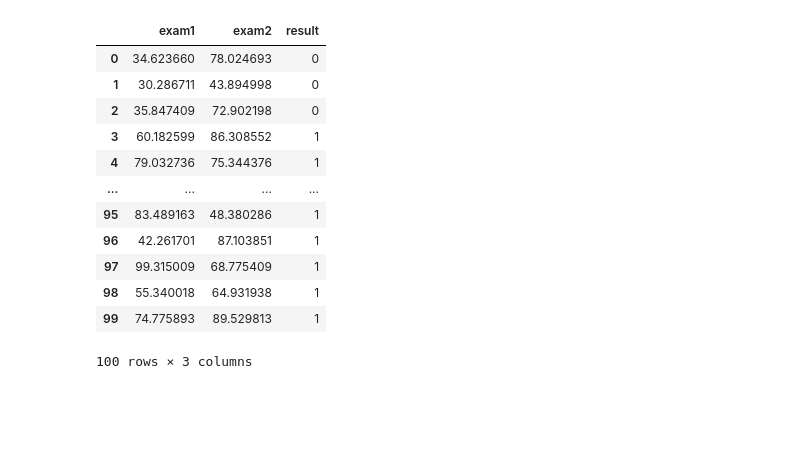
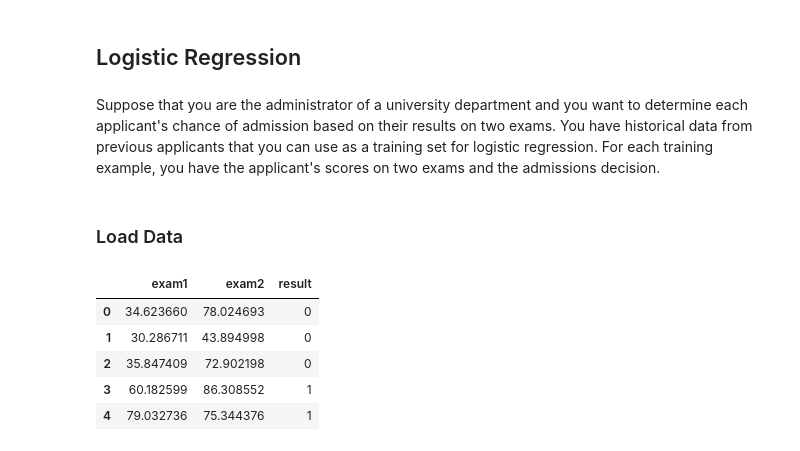
Before and after one commit to jorgemosquera/MachineLearningPractice, a Jupyter notebook: CS229/ex2/Ex2 Logistic Regression.ipynb, the cells around one changed output. Cells and saved outputs as stored; diff of their text form; code cells hidden in the pictures; blank space fills up the shorter version.

Commit message:
Logistic Regression Ex2

```diff
--- a/CS229/ex2/Ex2 Logistic Regression.ipynb
+++ b/CS229/ex2/Ex2 Logistic Regression.ipynb
@@ -7,18 +8,22 @@ pd.__version__
+# %% [markdown]
+## Logistic Regression
+# %% [markdown]
+Suppose that you are the administrator of a university department and
+you want to determine each applicant's chance of admission based on their
+results on two exams. You have historical data from previous applicants
+that you can use as a training set for logistic regression. For each training
+example, you have the applicant's scores on two exams and the admissions
+decision.
+# %% [markdown]
+### Load Data
 # %%
 data = pd.read_csv('ex2data1.txt', names=['exam1','exam2','result'])
 # %%
-data
+data.head()
 # %% [output]
 |  | exam1 | exam2 | result |
 | 0 | 34.623660 | 78.024693 | 0 |
 | 1 | 30.286711 | 43.894998 | 0 |
 | 2 | 35.847409 | 72.902198 | 0 |
 | 3 | 60.182599 | 86.308552 | 1 |
 | 4 | 79.032736 | 75.344376 | 1 |
-| ... | ... | ... | ... |
-| 95 | 83.489163 | 48.380286 | 1 |
-| 96 | 42.261701 | 87.103851 | 1 |
-| 97 | 99.315009 | 68.775409 | 1 |
-| 98 | 55.340018 | 64.931938 | 1 |
-| 99 | 74.775893 | 89.529813 | 1 |
-100 rows × 3 columns
```
Also changed, not shown: parts of 33 cells of this notebook.
